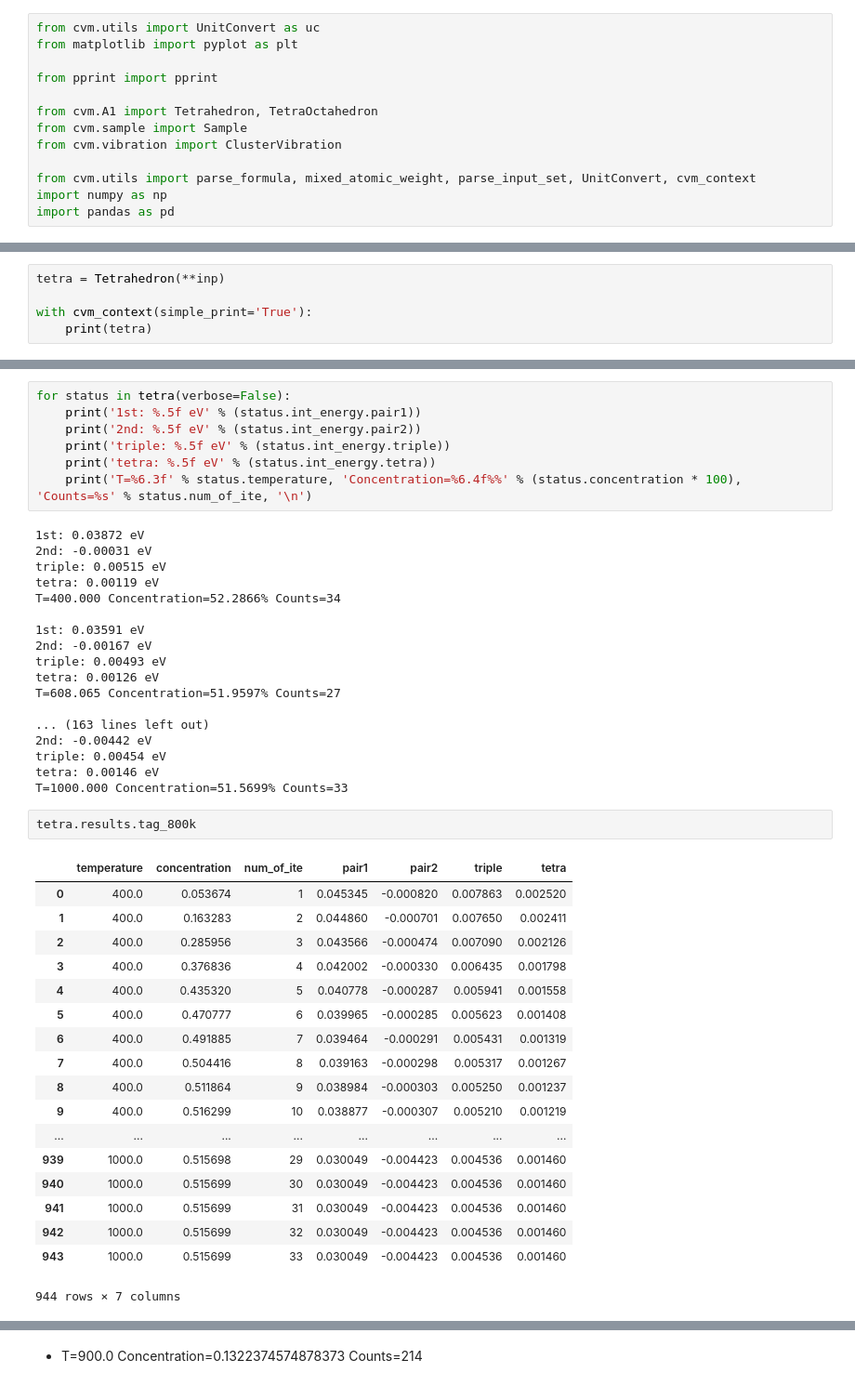
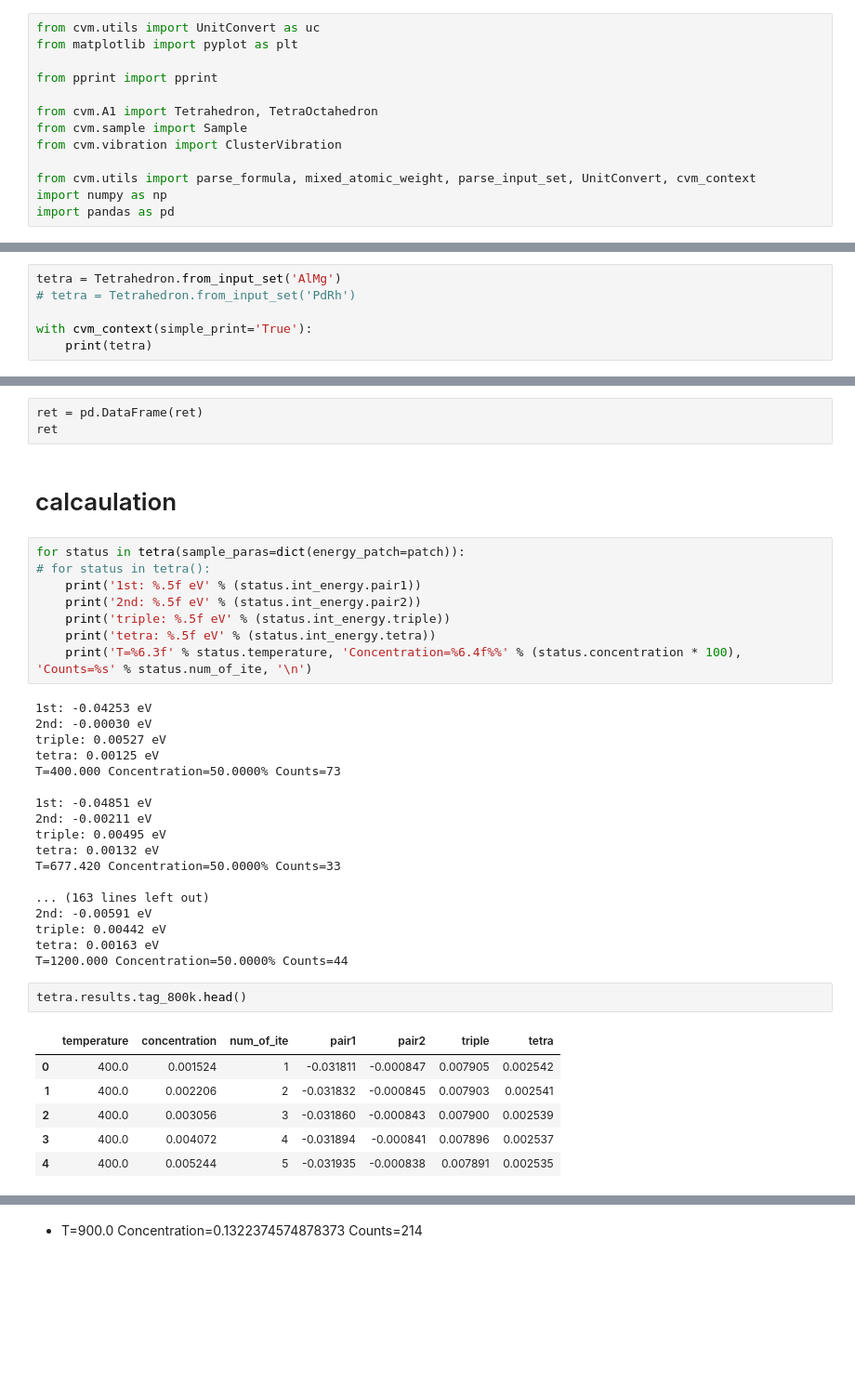
Before and after one commit to TsumiNa/CVM, a Jupyter notebook: samples/tetrahedron.ipynb, the cells around one changed output, grey strips where cells are left out. Shown at 93% size. Saved outputs shown, nothing was run; the diff lists cells and outputs as text; blank space fills up the shorter version.

```diff
--- a/samples/tetrahedron.ipynb
+++ b/samples/tetrahedron.ipynb
@@ -16,5 +14,6 @@ inp = parse_input_set('AlMg')
 # %%
-tetra = Tetrahedron(**inp)
+tetra = Tetrahedron.from_input_set('AlMg')
+# tetra = Tetrahedron.from_input_set('PdRh')
 
 with cvm_context(simple_print='True'):
     print(tetra)
@@ -90,46 +61,40 @@ array([ 400.        ,  608.06467632,  681.71519266,  727.55706609,
+# %% [raw]
+ret = pd.DataFrame(ret)
+ret
+# %% [markdown]
+# calcaulation
 # %%
-for status in tetra(verbose=False):
+for status in tetra(sample_paras=dict(energy_patch=patch)):
+# for status in tetra():
     print('1st: %.5f eV' % (status.int_energy.pair1))
     print('2nd: %.5f eV' % (status.int_energy.pair2))
     print('triple: %.5f eV' % (status.int_energy.triple))
     print('tetra: %.5f eV' % (status.int_energy.tetra))
     print('T=%6.3f' % status.temperature, 'Concentration=%6.4f%%' % (status.concentration * 100), 'Counts=%s' % status.num_of_ite, '\n')
 # %% [output]
-1st: 0.03872 eV
-2nd: -0.00031 eV
-triple: 0.00515 eV
-tetra: 0.00119 eV
-T=400.000 Concentration=52.2866% Counts=34
+1st: -0.04253 eV
+2nd: -0.00030 eV
+triple: 0.00527 eV
+tetra: 0.00125 eV
+T=400.000 Concentration=50.0000% Counts=73
 
-1st: 0.03591 eV
-2nd: -0.00167 eV
-triple: 0.00493 eV
-tetra: 0.00126 eV
-T=608.065 Concentration=51.9597% Counts=27
+1st: -0.04851 eV
+2nd: -0.00211 eV
+triple: 0.00495 eV
+tetra: 0.00132 eV
+T=677.420 Concentration=50.0000% Counts=33
 
 ... (163 lines left out)
-2nd: -0.00442 eV
-triple: 0.00454 eV
-tetra: 0.00146 eV
-T=1000.000 Concentration=51.5699% Counts=33
+2nd: -0.00591 eV
+triple: 0.00442 eV
+tetra: 0.00163 eV
+T=1200.000 Concentration=50.0000% Counts=44
 # %%
-tetra.results.tag_800k
+tetra.results.tag_800k.head()
 # %% [output]
 |  | temperature | concentration | num_of_ite | pair1 | pair2 | triple | tetra |
-| 0 | 400.0 | 0.053674 | 1 | 0.045345 | -0.000820 | 0.007863 | 0.002520 |
-| 1 | 400.0 | 0.163283 | 2 | 0.044860 | -0.000701 | 0.007650 | 0.002411 |
-| 2 | 400.0 | 0.285956 | 3 | 0.043566 | -0.000474 | 0.007090 | 0.002126 |
-| 3 | 400.0 | 0.376836 | 4 | 0.042002 | -0.000330 | 0.006435 | 0.001798 |
-| 4 | 400.0 | 0.435320 | 5 | 0.040778 | -0.000287 | 0.005941 | 0.001558 |
-| 5 | 400.0 | 0.470777 | 6 | 0.039965 | -0.000285 | 0.005623 | 0.001408 |
-| 6 | 400.0 | 0.491885 | 7 | 0.039464 | -0.000291 | 0.005431 | 0.001319 |
-| 7 | 400.0 | 0.504416 | 8 | 0.039163 | -0.000298 | 0.005317 | 0.001267 |
-| 8 | 400.0 | 0.511864 | 9 | 0.038984 | -0.000303 | 0.005250 | 0.001237 |
-| 9 | 400.0 | 0.516299 | 10 | 0.038877 | -0.000307 | 0.005210 | 0.001219 |
-| ... | ... | ... | ... | ... | ... | ... | ... |
-| 939 | 1000.0 | 0.515698 | 29 | 0.030049 | -0.004423 | 0.004536 | 0.001460 |
-| 940 | 1000.0 | 0.515699 | 30 | 0.030049 | -0.004423 | 0.004536 | 0.001460 |
-| 941 | 1000.0 | 0.515699 | 31 | 0.030049 | -0.004423 | 0.004536 | 0.001460 |
-| 942 | 1000.0 | 0.515699 | 32 | 0.030049 | -0.004423 | 0.004536 | 0.001460 |
-| 943 | 1000.0 | 0.515699 | 33 | 0.030049 | -0.004423 | 0.004536 | 0.001460 |
+| 0 | 400.0 | 0.001524 | 1 | -0.031811 | -0.000847 | 0.007905 | 0.002542 |
+| 1 | 400.0 | 0.002206 | 2 | -0.031832 | -0.000845 | 0.007903 | 0.002541 |
+| 2 | 400.0 | 0.003056 | 3 | -0.031860 | -0.000843 | 0.007900 | 0.002539 |
+| 3 | 400.0 | 0.004072 | 4 | -0.031894 | -0.000841 | 0.007896 | 0.002537 |
+| 4 | 400.0 | 0.005244 | 5 | -0.031935 | -0.000838 | 0.007891 | 0.002535 |
-944 rows × 7 columns
```
Also changed, not shown: parts of 17 cells of this notebook, 2 other files.
